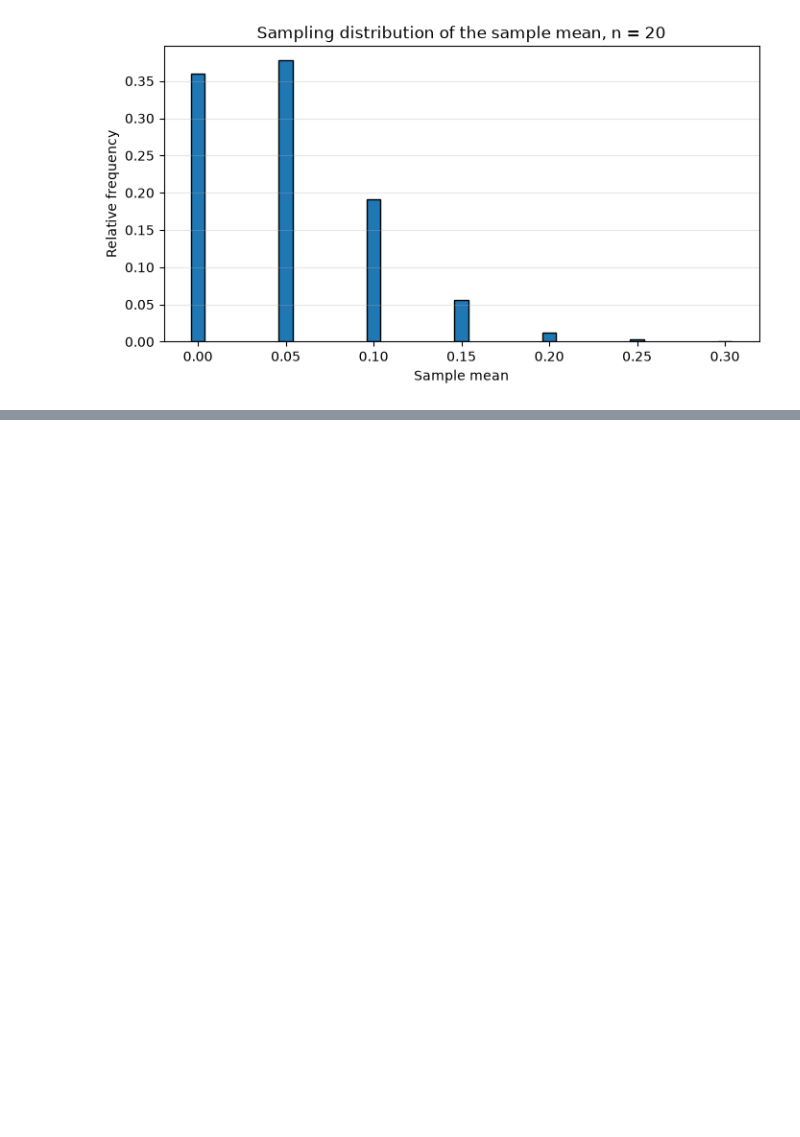
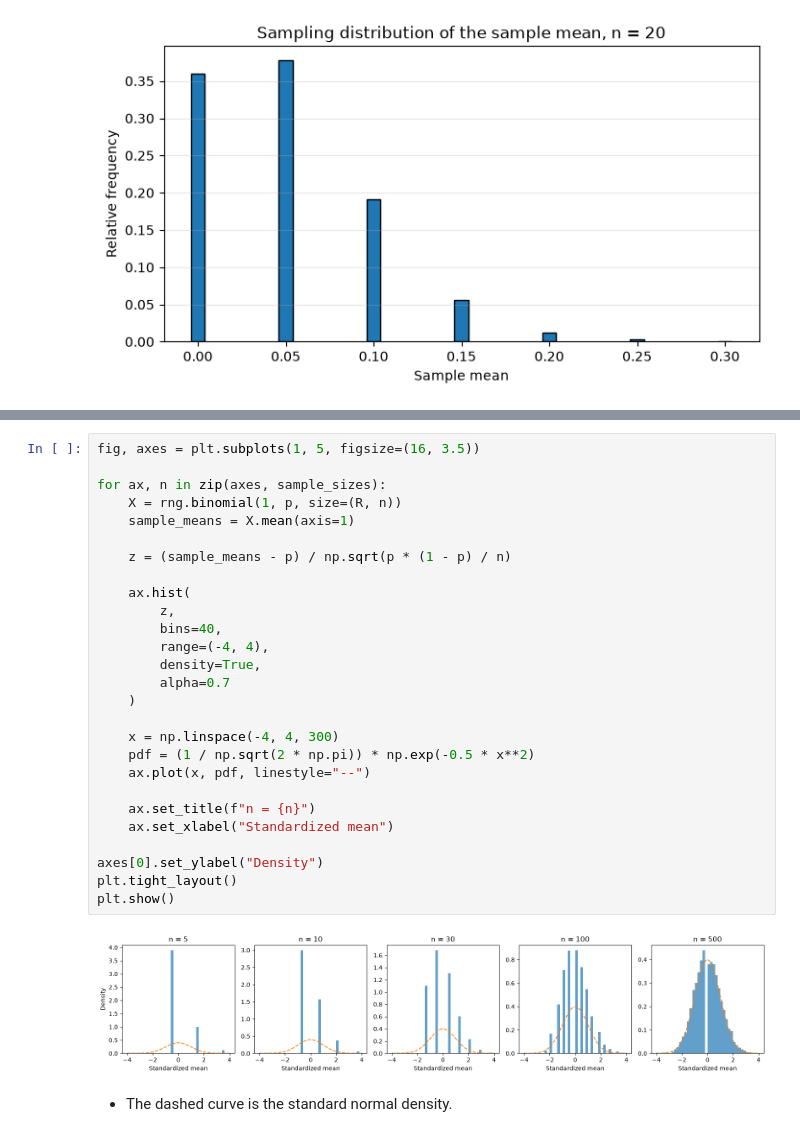
Before and after one commit to sauravsray/sauravsray.github.io, a Jupyter notebook: MA5105SCAPL/clt.ipynb, the cells around one changed output, grey strips where cells are left out. Cells and saved outputs as stored; diff of their text form; blank space fills up the shorter version.

```diff
--- a/MA5105SCAPL/clt.ipynb
+++ b/MA5105SCAPL/clt.ipynb
@@ -119,0 +191,31 @@ plt.show()
+# %%
+fig, axes = plt.subplots(1, 5, figsize=(16, 3.5))
+
+for ax, n in zip(axes, sample_sizes):
+    X = rng.binomial(1, p, size=(R, n))
+    sample_means = X.mean(axis=1)
+
+    z = (sample_means - p) / np.sqrt(p * (1 - p) / n)
+
+    ax.hist(
+        z,
+        bins=40,
+        range=(-4, 4),
+        density=True,
+        alpha=0.7
+    )
+
+    x = np.linspace(-4, 4, 300)
+    pdf = (1 / np.sqrt(2 * np.pi)) * np.exp(-0.5 * x**2)
+    ax.plot(x, pdf, linestyle="--")
+
+    ax.set_title(f"n = {n}")
+    ax.set_xlabel("Standardized mean")
+
+axes[0].set_ylabel("Density")
+plt.tight_layout()
+plt.show()
+# %% [output]
+[figure, added]
+# %% [markdown]
+- The dashed curve is the standard normal density.
```
Also changed, not shown: parts of 12 cells of this notebook.
